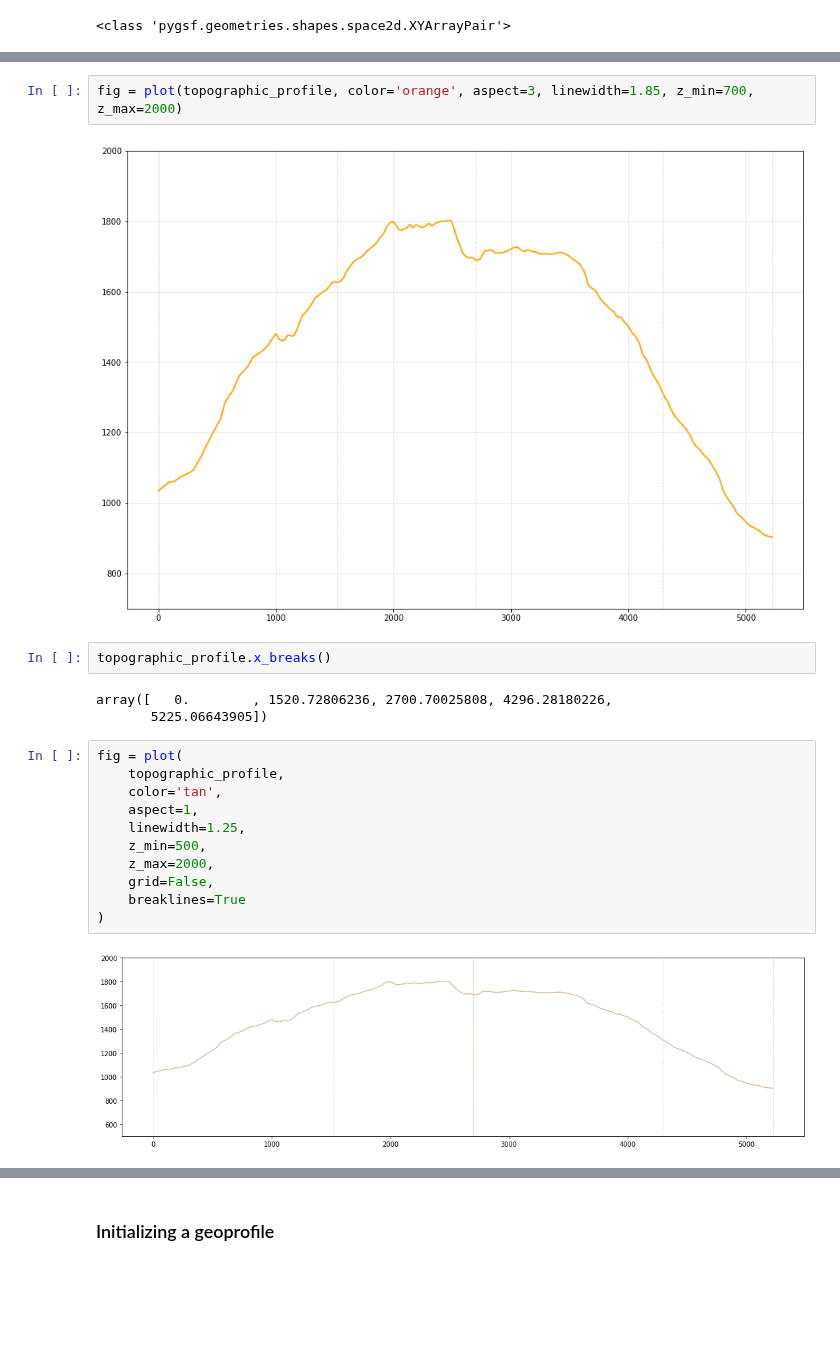
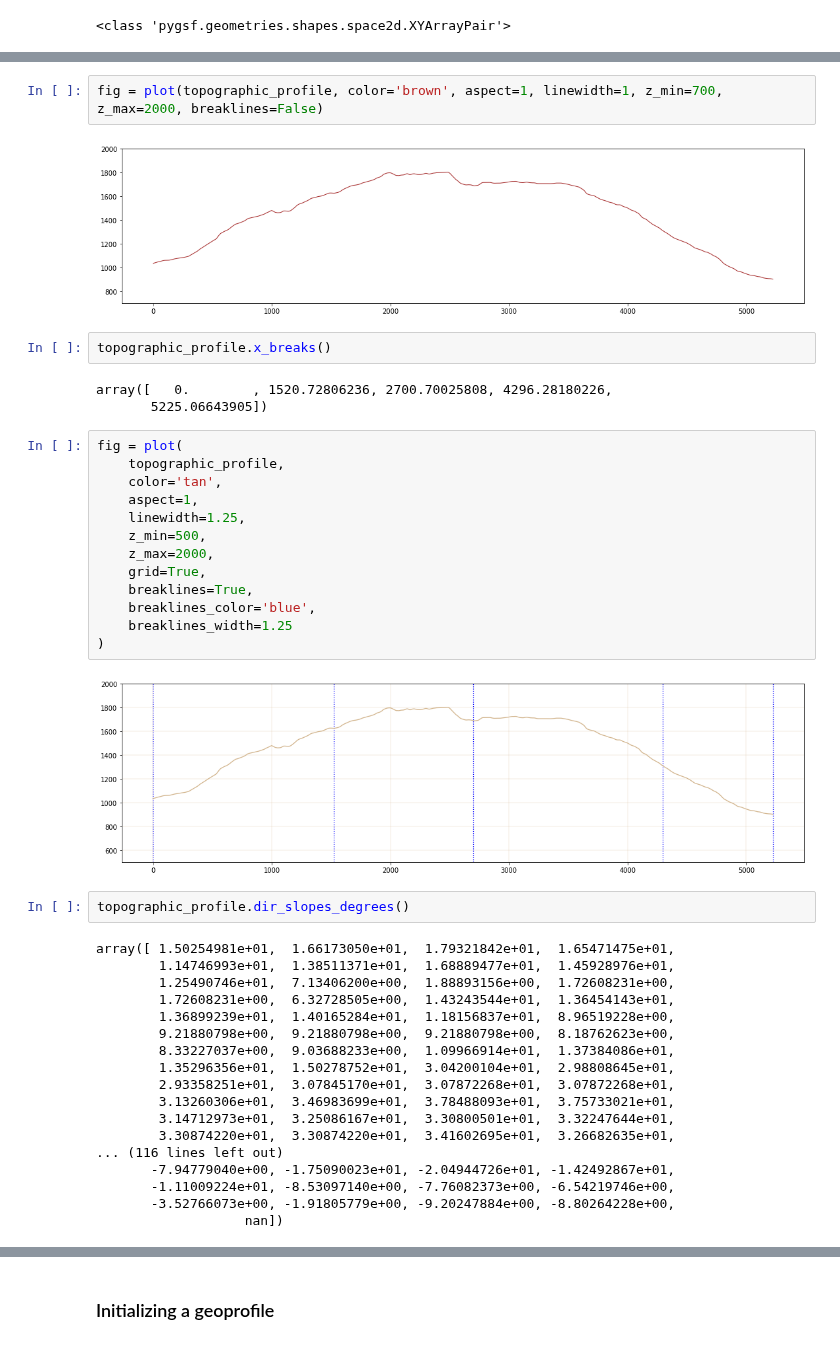
Before and after one commit to mauroalberti/gsf, a Jupyter notebook: docs/notebooks/Geologic profiles with pygsf - dev.ipynb, the cells around one changed output, grey strips where cells are left out. Cells and saved outputs as stored; diff of their text form; blank space fills up the shorter version.

Commit message:
Implemented plot of (non/)directional slopes

```diff
--- a/docs/notebooks/Geologic profiles with pygsf - dev.ipynb
+++ b/docs/notebooks/Geologic profiles with pygsf - dev.ipynb
@@ -167,7 +167,7 @@ fig = plot(topographic_profile)
 # %%
-fig = plot(topographic_profile, color='orange', aspect=3, linewidth=1.85, z_min=700, z_max=2000)
+fig = plot(topographic_profile, color='brown', aspect=1, linewidth=1, z_min=700, z_max=2000, breaklines=False)
 # %% [output]
-[figure, old version]
+[figure, new version]
 # %%
 topographic_profile.x_breaks()
 # %% [output]
@@ -181,8 +181,30 @@ fig = plot(
     linewidth=1.25,
     z_min=500,
     z_max=2000,
-    grid=False,
-    breaklines=True
+    grid=True,
+    breaklines=True,
+    breaklines_color='blue',
+    breaklines_width=1.25
 )
 # %% [output]
-[figure, old version]
+[figure, new version]
+# %%
+topographic_profile.dir_slopes_degrees()
+# %% [output]
+array([ 1.50254981e+01,  1.66173050e+01,  1.79321842e+01,  1.65471475e+01,
+        1.14746993e+01,  1.38511371e+01,  1.68889477e+01,  1.45928976e+01,
+        1.25490746e+01,  7.13406200e+00,  1.88893156e+00,  1.72608231e+00,
+        1.72608231e+00,  6.32728505e+00,  1.43243544e+01,  1.36454143e+01,
+        1.36899239e+01,  1.40165284e+01,  1.18156837e+01,  8.96519228e+00,
+        9.21880798e+00,  9.21880798e+00,  9.21880798e+00,  8.18762623e+00,
+        8.33227037e+00,  9.03688233e+00,  1.09966914e+01,  1.37384086e+01,
+        1.35296356e+01,  1.50278752e+01,  3.04200104e+01,  2.98808645e+01,
+        2.93358251e+01,  3.07845170e+01,  3.07872268e+01,  3.07872268e+01,
+        3.13260306e+01,  3.46983699e+01,  3.78488093e+01,  3.75733021e+01,
+        3.14712973e+01,  3.25086167e+01,  3.30800501e+01,  3.32247644e+01,
+        3.30874220e+01,  3.30874220e+01,  3.41602695e+01,  3.26682635e+01,
+... (116 lines left out)
+       -7.94779040e+00, -1.75090023e+01, -2.04944726e+01, -1.42492867e+01,
+       -1.11009224e+01, -8.53097140e+00, -7.76082373e+00, -6.54219746e+00,
+       -3.52766073e+00, -1.91805779e+00, -9.20247884e+00, -8.80264228e+00,
+                   nan])
```
Also changed, not shown: parts of 3 cells of this notebook, 3 other files.
